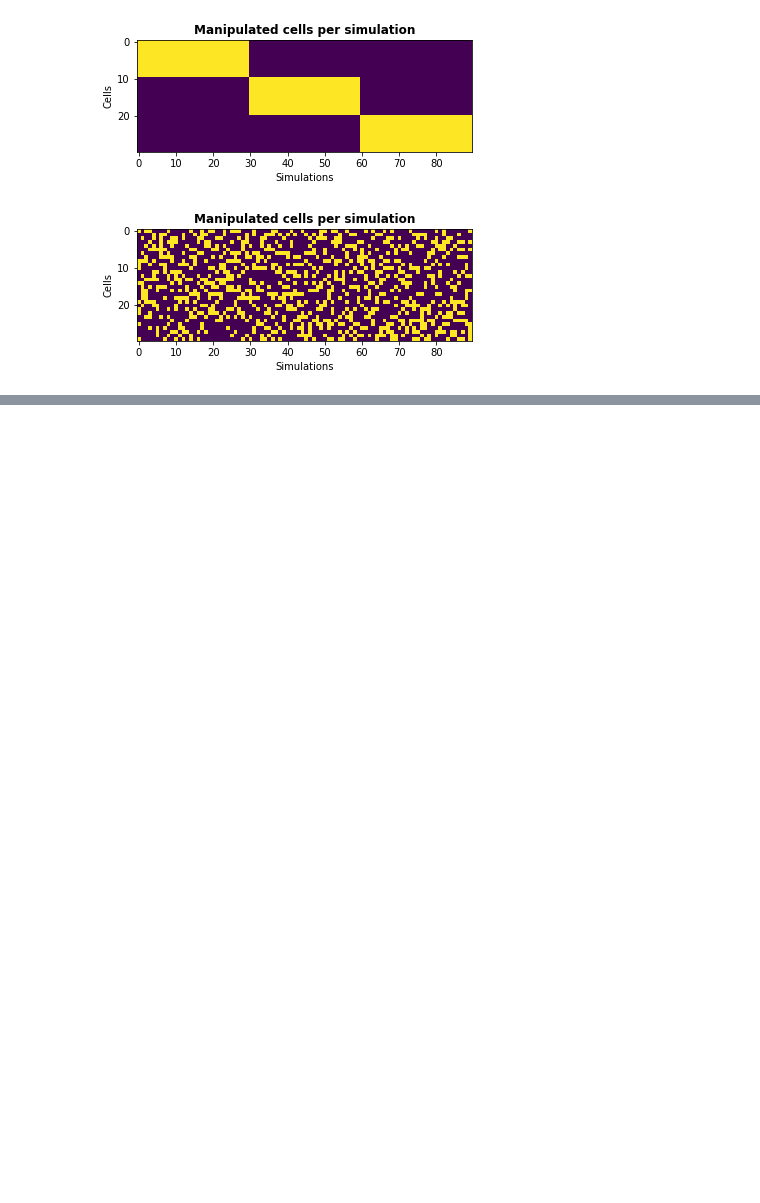
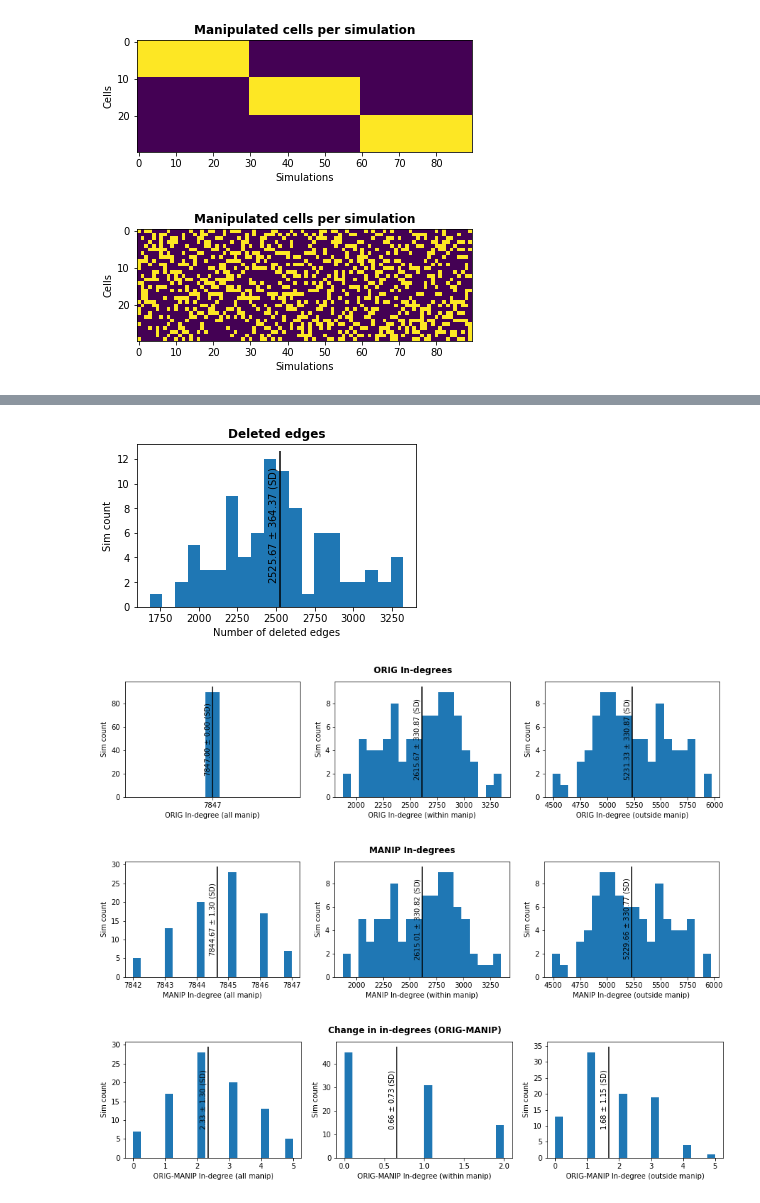
Before and after one commit to BlueBrain/o1v5-workflows, a Jupyter notebook: blob_stim_replication/notebooks/prepare_high_dim_source_disconn.ipynb, the cells around one changed output, grey strips where cells are left out. Drawn from its saved outputs; the diff is of its cells as text; code cells hidden in the pictures; blank space fills up the shorter version.

```diff
--- a/blob_stim_replication/notebooks/prepare_high_dim_source_disconn.ipynb
+++ b/blob_stim_replication/notebooks/prepare_high_dim_source_disconn.ipynb
@@ -262,0 +447,8 @@ plt.show()
+# %%
+# Random sampling
+plot_distributions(res_rnd)
+# %% [output]
+[figure, added]
+[figure, added]
+[figure, added]
+[figure, added]
```
Also changed, not shown: parts of 11 cells of this notebook.
